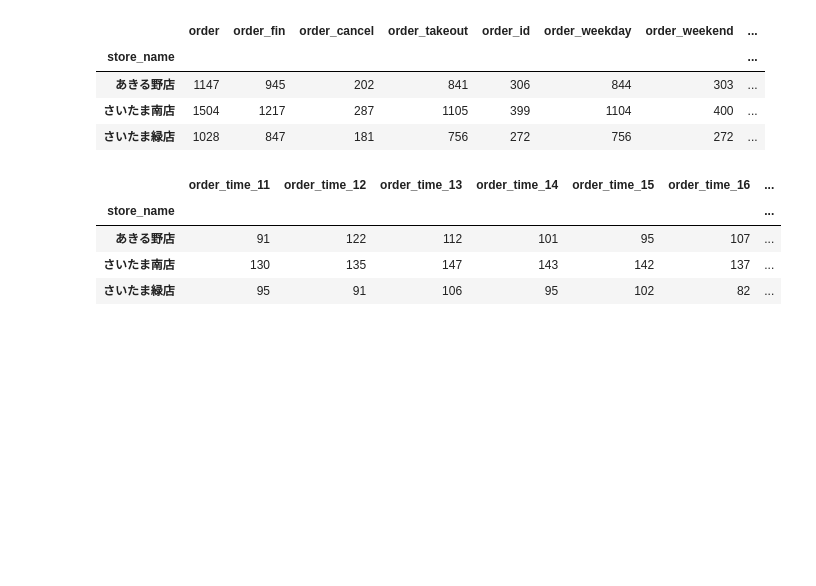
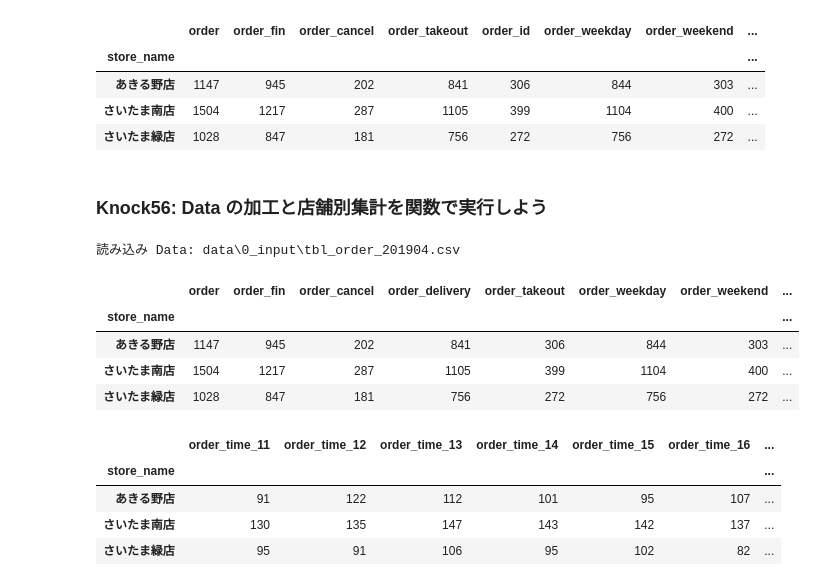
Before and after one commit to 1024xx4/machine_learning_system_100_knocks, a Jupyter notebook: section6/section6.ipynb, the cells around one changed output. Saved outputs shown, nothing was run; the diff lists cells and outputs as text; code cells hidden in the pictures; blank space fills up the shorter version.

Commit message:
Feat: Data の加工と店舗別集計を関数で実行する#11

```diff
--- a/section6/section6.ipynb
+++ b/section6/section6.ipynb
@@ -20,8 +20,8 @@ Data を読み込む際に File 複数が存在する場合、一つ一つ指定
 # 注文 Data path の取得
 import glob
 tbl_order_file = os.path.join(input_dir, 'tbl_order_*.csv')
-tbl_order_path = glob.glob(tbl_order_file)
-tbl_order_path
+tbl_order_paths = glob.glob(tbl_order_file)
+tbl_order_paths
 # %% [output]
 ['data\\0_input\\tbl_order_201904.csv',
  'data\\0_input\\tbl_order_201905.csv',
@@ -55,7 +55,7 @@ m_area.head(3)
 Directory 構造をしっかり考え、変数名を統一することで、簡単に使い回すことができる。
 # %%
 # 注文 Data の読み込み
-tbl_order_path = tbl_order_path[0]
+tbl_order_path = tbl_order_paths[0]
 print(f"読み込み Data: {tbl_order_path}")
 order_data = pd.read_csv(tbl_order_path)
 print(f"Data 件数: {len(order_data)}")
@@ -198,3 +198,5 @@ store_data.head(3)
 | あきる野店 | 1147 | 945 | 202 | 841 | 306 | 844 | 303 | ... |
 | さいたま南店 | 1504 | 1217 | 287 | 1105 | 399 | 1104 | 400 | ... |
 | さいたま緑店 | 1028 | 847 | 181 | 756 | 272 | 756 | 272 | ... |
+# %% [markdown]
+### Knock56: Data の加工と店舗別集計を関数で実行しよう
@@ -201,3 +253,17 @@ store_data.head(3)
+# %%
+# Data 加工関数の実行
+tbl_order_path = tbl_order_paths[0]
+print(f"読み込み Data: {tbl_order_path}")
+order_data = pd.read_csv(tbl_order_path)
+store_data = data_processing(order_data)
+store_data.head(3)
+# %% [output]
+読み込み Data: data\0_input\tbl_order_201904.csv
+|  | order | order_fin | order_cancel | order_delivery | order_takeout | order_weekday | order_weekend | ... |
+| store_name |  |  |  |  |  |  |  | ... |
+| あきる野店 | 1147 | 945 | 202 | 841 | 306 | 844 | 303 | ... |
+| さいたま南店 | 1504 | 1217 | 287 | 1105 | 399 | 1104 | 400 | ... |
+| さいたま緑店 | 1028 | 847 | 181 | 756 | 272 | 756 | 272 | ... |
 # %%
 # Order 数の集計
 store_data = order_data.groupby(['store_name']).count()[['order_id']]
```
Also changed, not shown: parts of 1 cell of this notebook.
